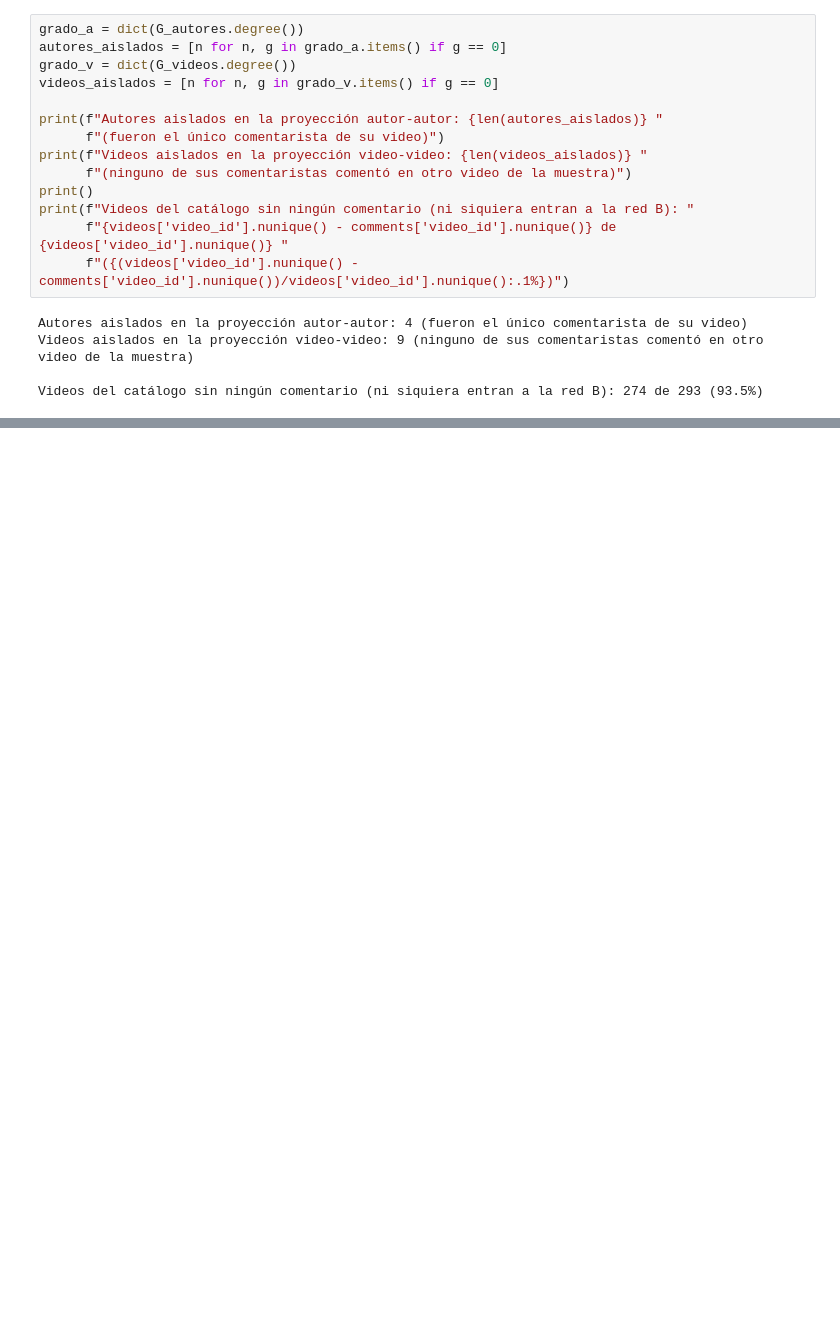
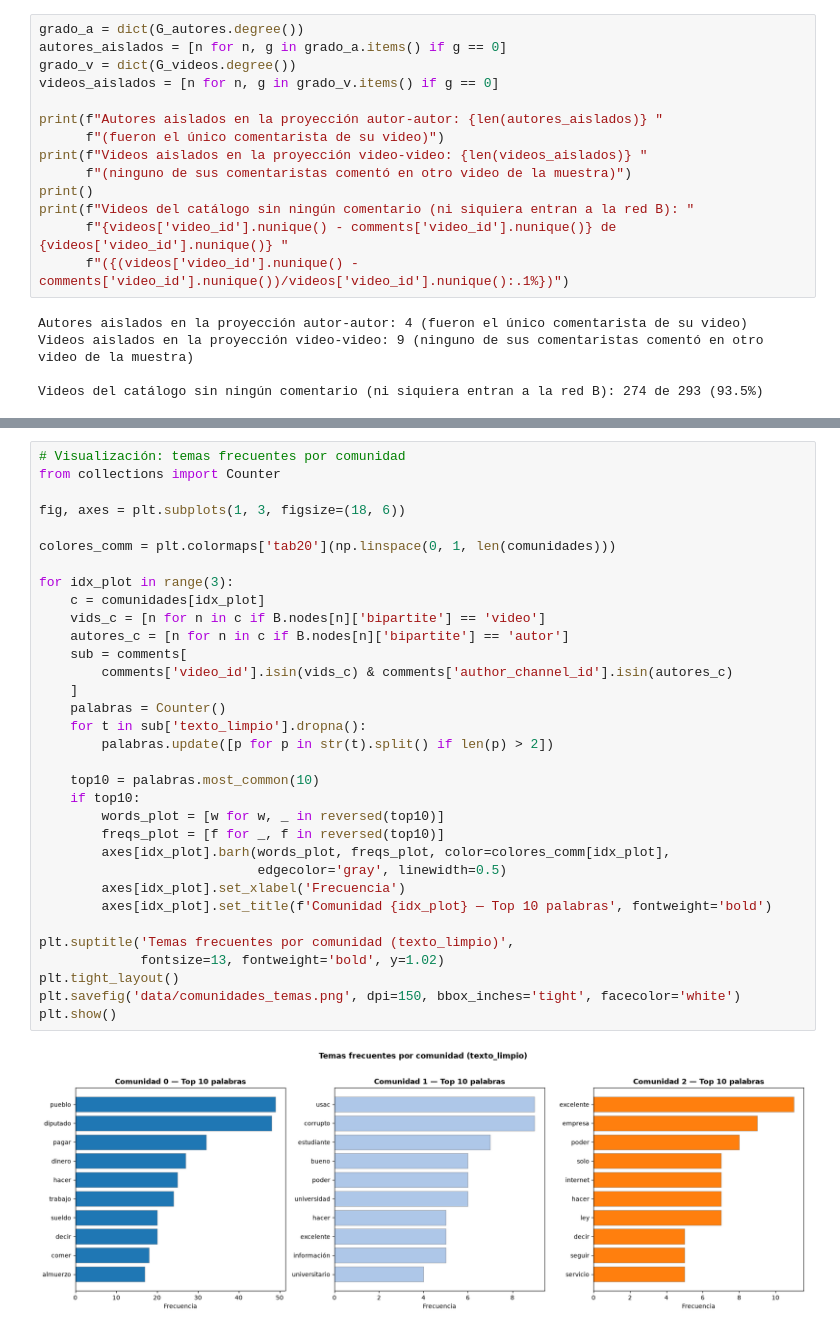
Before and after one commit to NESHGP04/Lab6-DS, a Jupyter notebook: red_bipartita_autor_video.ipynb, the cells around one changed output, grey strips where cells are left out. Cells and saved outputs as stored; diff of their text form; blank space fills up the shorter version.

```diff
--- a/red_bipartita_autor_video.ipynb
+++ b/red_bipartita_autor_video.ipynb
@@ -567,0 +820,35 @@ Videos del catálogo sin ningún comentario (ni siquiera entran a la red B): 274
+# %%
+# Visualización: temas frecuentes por comunidad
+from collections import Counter
+
+fig, axes = plt.subplots(1, 3, figsize=(18, 6))
+
+colores_comm = plt.colormaps['tab20'](np.linspace(0, 1, len(comunidades)))
+
+for idx_plot in range(3):
+    c = comunidades[idx_plot]
+    vids_c = [n for n in c if B.nodes[n]['bipartite'] == 'video']
+    autores_c = [n for n in c if B.nodes[n]['bipartite'] == 'autor']
+    sub = comments[
+        comments['video_id'].isin(vids_c) & comments['author_channel_id'].isin(autores_c)
+    ]
+    palabras = Counter()
+    for t in sub['texto_limpio'].dropna():
+        palabras.update([p for p in str(t).split() if len(p) > 2])
+
+    top10 = palabras.most_common(10)
+    if top10:
+        words_plot = [w for w, _ in reversed(top10)]
+        freqs_plot = [f for _, f in reversed(top10)]
+        axes[idx_plot].barh(words_plot, freqs_plot, color=colores_comm[idx_plot],
+                            edgecolor='gray', linewidth=0.5)
+        axes[idx_plot].set_xlabel('Frecuencia')
+        axes[idx_plot].set_title(f'Comunidad {idx_plot} — Top 10 palabras', fontweight='bold')
+
+plt.suptitle('Temas frecuentes por comunidad (texto_limpio)',
+             fontsize=13, fontweight='bold', y=1.02)
+plt.tight_layout()
+plt.savefig('data/comunidades_temas.png', dpi=150, bbox_inches='tight', facecolor='white')
+plt.show()
+# %% [output]
+[figure, added]
```
Also changed, not shown: parts of 26 cells of this notebook.
